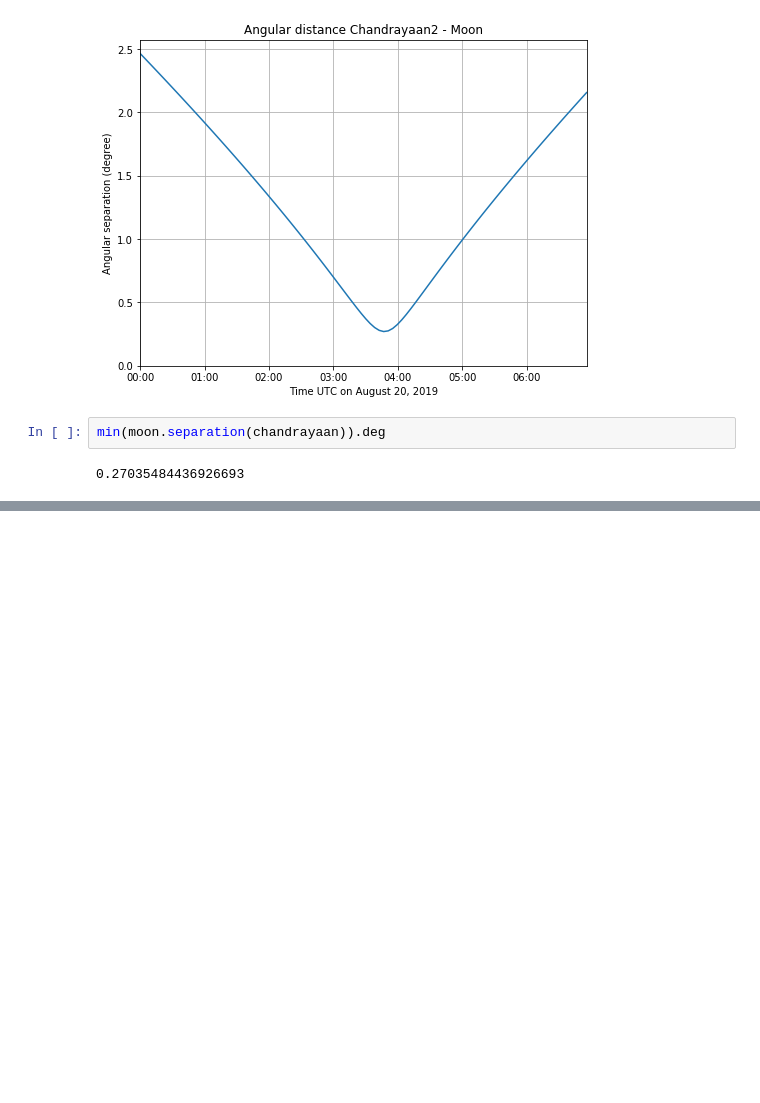
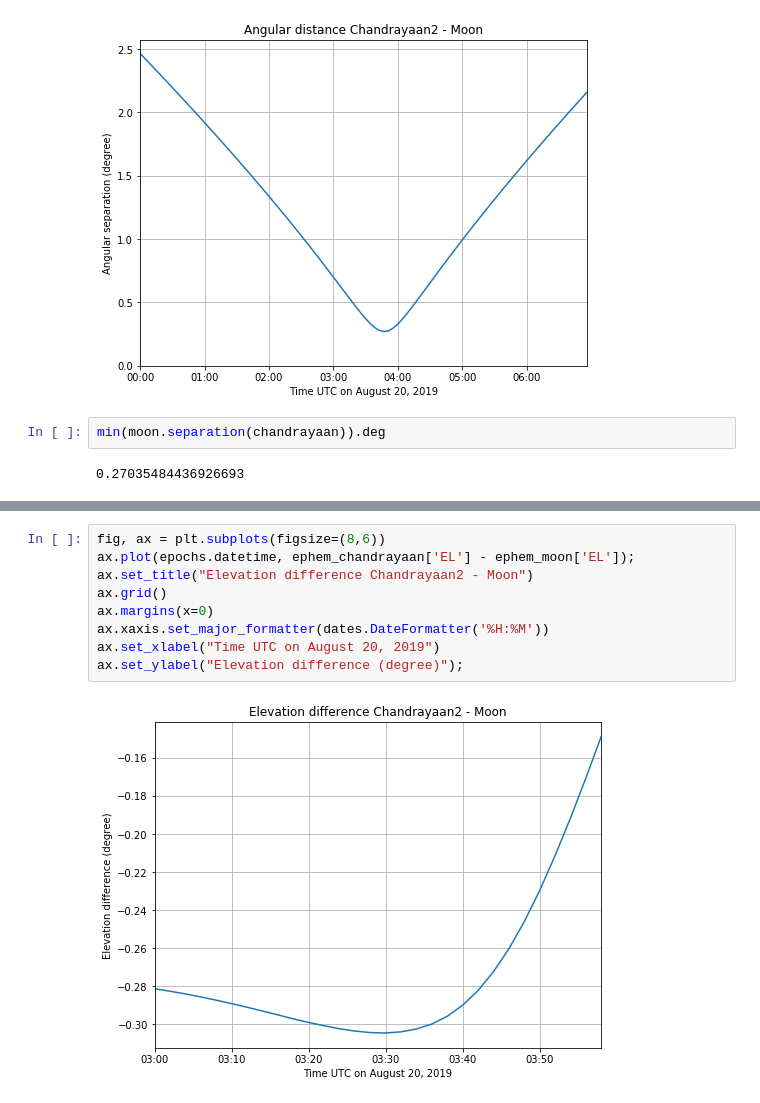
Before and after one commit to tammojan/satnotebooks, a Jupyter notebook: chandrayaan.ipynb, the cells around one changed output, grey strips where cells are left out. Saved outputs shown, nothing was run; the diff lists cells and outputs as text; blank space fills up the shorter version.

```diff
--- a/chandrayaan.ipynb
+++ b/chandrayaan.ipynb
@@ -46,0 +153,11 @@ min(moon.separation(chandrayaan)).deg
+# %%
+fig, ax = plt.subplots(figsize=(8,6))
+ax.plot(epochs.datetime, ephem_chandrayaan['EL'] - ephem_moon['EL']);
+ax.set_title("Elevation difference Chandrayaan2 - Moon")
+ax.grid()
+ax.margins(x=0)
+ax.xaxis.set_major_formatter(dates.DateFormatter('%H:%M'))
+ax.set_xlabel("Time UTC on August 20, 2019")
+ax.set_ylabel("Elevation difference (degree)");
+# %% [output]
+[figure, added]
```
Also changed, not shown: parts of 15 cells of this notebook.
